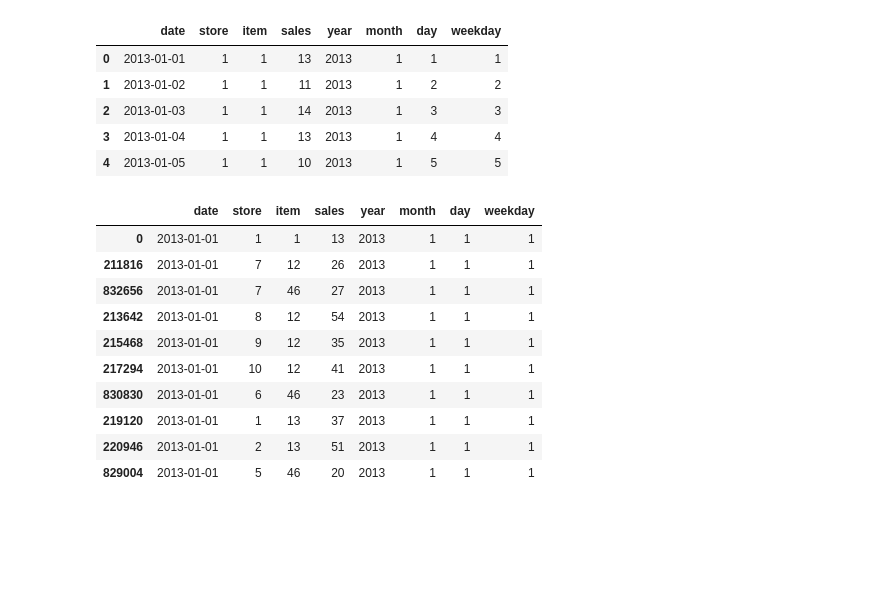
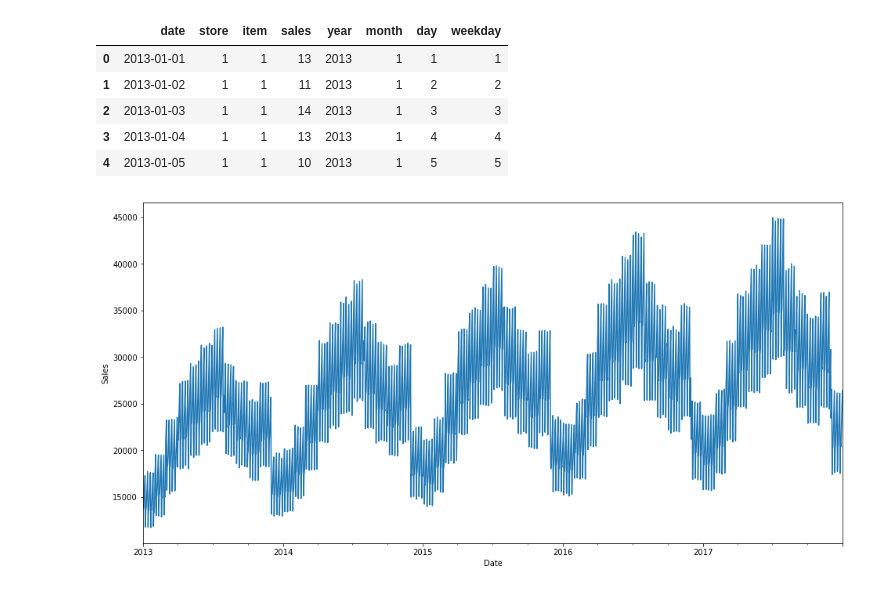
Before and after one commit to KaiFormosa/Sales_Demand_Forecast, a Jupyter notebook: Sales_Demand_Forecast.ipynb, the cells around one changed output. Saved outputs shown, nothing was run; the diff lists cells and outputs as text; code cells hidden in the pictures; blank space fills up the shorter version.

```diff
--- a/Sales_Demand_Forecast.ipynb
+++ b/Sales_Demand_Forecast.ipynb
@@ -61,17 +61,11 @@ df.head()
 | 2 | 2013-01-03 | 1 | 1 | 14 | 2013 | 1 | 3 | 3 |
 | 3 | 2013-01-04 | 1 | 1 | 13 | 2013 | 1 | 4 | 4 |
 | 4 | 2013-01-05 | 1 | 1 | 10 | 2013 | 1 | 5 | 5 |
-# %%
-df.sort_values('date').head(10)
-# %% [output]
-|  | date | store | item | sales | year | month | day | weekday |
-| 0 | 2013-01-01 | 1 | 1 | 13 | 2013 | 1 | 1 | 1 |
-| 211816 | 2013-01-01 | 7 | 12 | 26 | 2013 | 1 | 1 | 1 |
-| 832656 | 2013-01-01 | 7 | 46 | 27 | 2013 | 1 | 1 | 1 |
-| 213642 | 2013-01-01 | 8 | 12 | 54 | 2013 | 1 | 1 | 1 |
-| 215468 | 2013-01-01 | 9 | 12 | 35 | 2013 | 1 | 1 | 1 |
-| 217294 | 2013-01-01 | 10 | 12 | 41 | 2013 | 1 | 1 | 1 |
-| 830830 | 2013-01-01 | 6 | 46 | 23 | 2013 | 1 | 1 | 1 |
-| 219120 | 2013-01-01 | 1 | 13 | 37 | 2013 | 1 | 1 | 1 |
-| 220946 | 2013-01-01 | 2 | 13 | 51 | 2013 | 1 | 1 | 1 |
-| 829004 | 2013-01-01 | 5 | 46 | 20 | 2013 | 1 | 1 | 1 |
+# %%
+df_sum= df.groupby('date').sum()
+df_sum['sales'].plot(figsize=(16,8))
+plt.ylabel('Sales')
+plt.xlabel('Date')
+plt.show();
+# %% [output]
+[figure, added]
```
Also changed, not shown: parts of 3 cells of this notebook.
